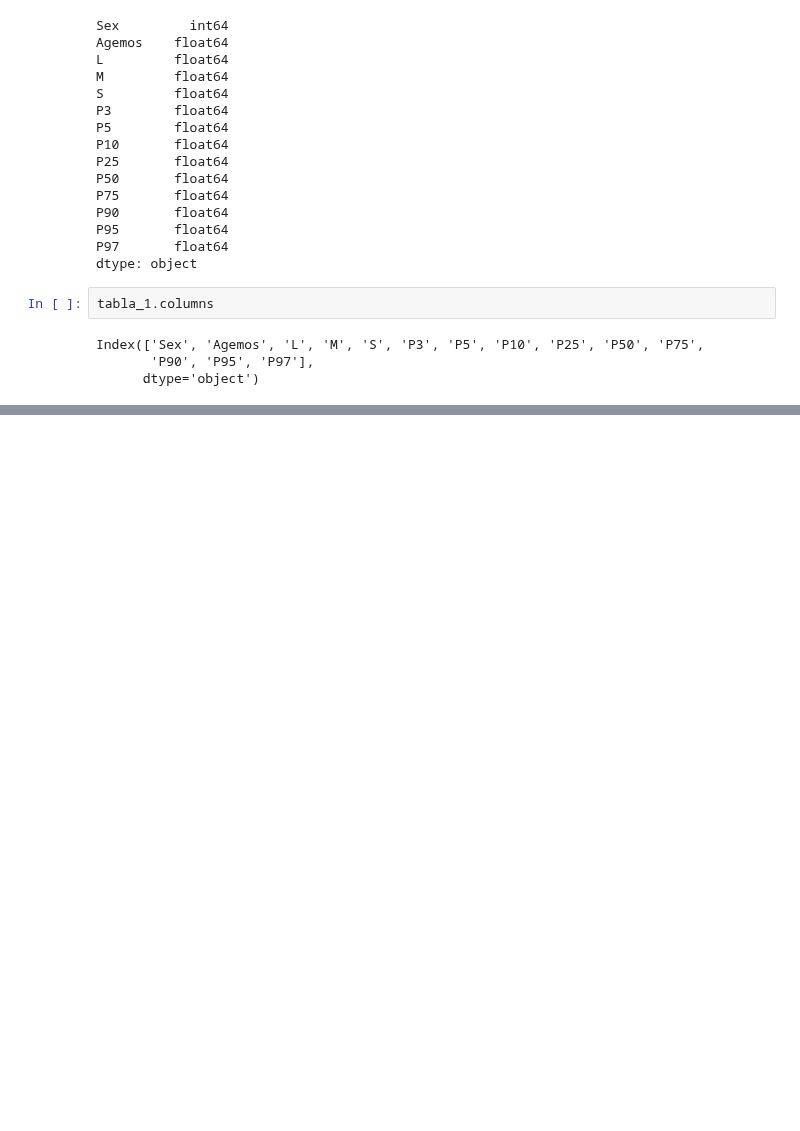
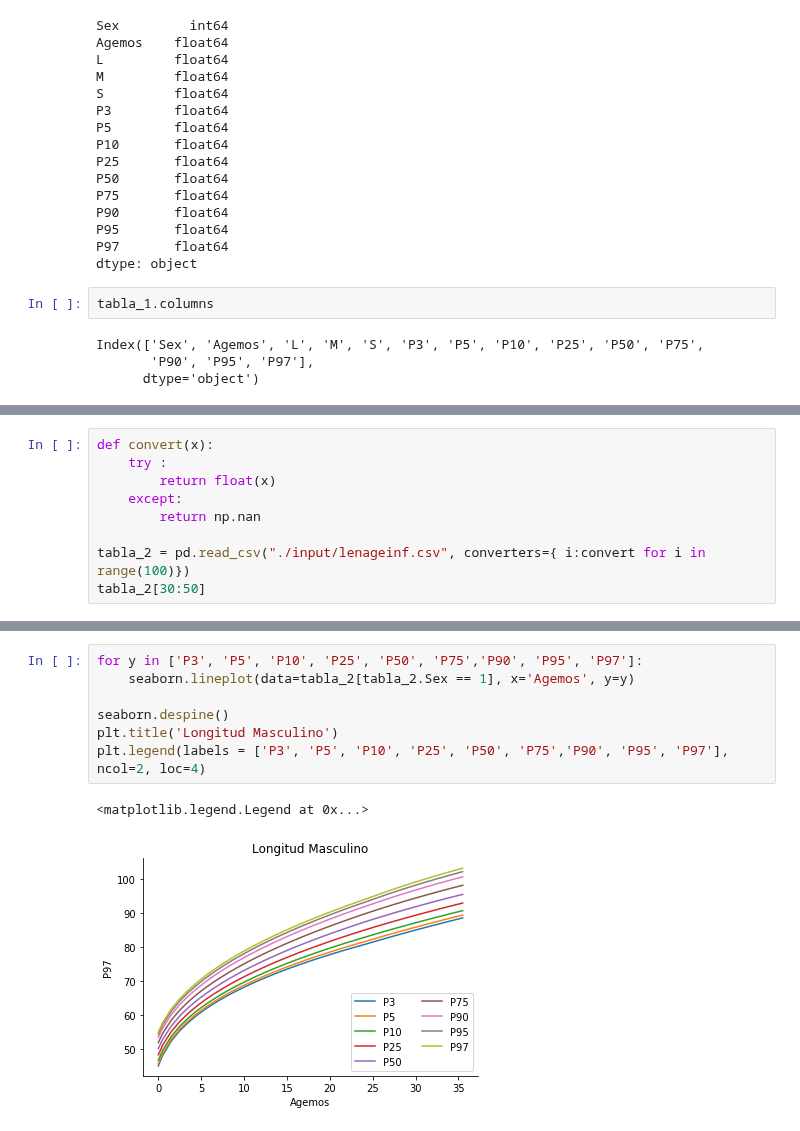
Before and after one commit to nehuengonzalez/diplodatos, a Jupyter notebook: tp2/Ejercicio-tablas.ipynb, the cells around one changed output, grey strips where cells are left out. Cells and saved outputs as stored; diff of their text form; blank space fills up the shorter version.

```diff
--- a/tp2/Ejercicio-tablas.ipynb
+++ b/tp2/Ejercicio-tablas.ipynb
@@ -57,0 +79,9 @@ filtrado.plot(x='Agemos', y='P3');
+# %%
+def convert(x):
+    try :
+        return float(x)
+    except:
+        return np.nan
+
+tabla_2 = pd.read_csv("./input/lenageinf.csv", converters={ i:convert for i in range(100)})
+tabla_2[30:50]
@@ -57,0 +107,10 @@ filtrado.plot(x='Agemos', y='P3');
+# %%
+for y in ['P3', 'P5', 'P10', 'P25', 'P50', 'P75','P90', 'P95', 'P97']:
+    seaborn.lineplot(data=tabla_2[tabla_2.Sex == 1], x='Agemos', y=y)
+
+seaborn.despine()
+plt.title('Longitud Masculino')
+plt.legend(labels = ['P3', 'P5', 'P10', 'P25', 'P50', 'P75','P90', 'P95', 'P97'], ncol=2, loc=4)
+# %% [output]
+<matplotlib.legend.Legend at 0x...>
+[figure, added]
```
Also changed, not shown: parts of 7 cells of this notebook.
